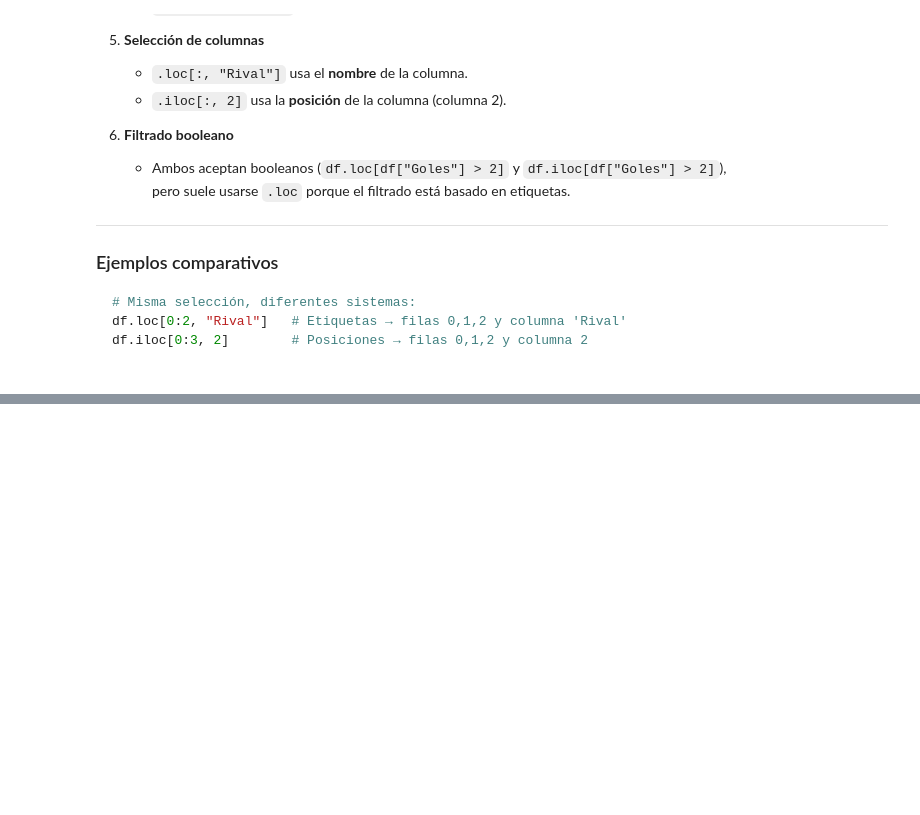
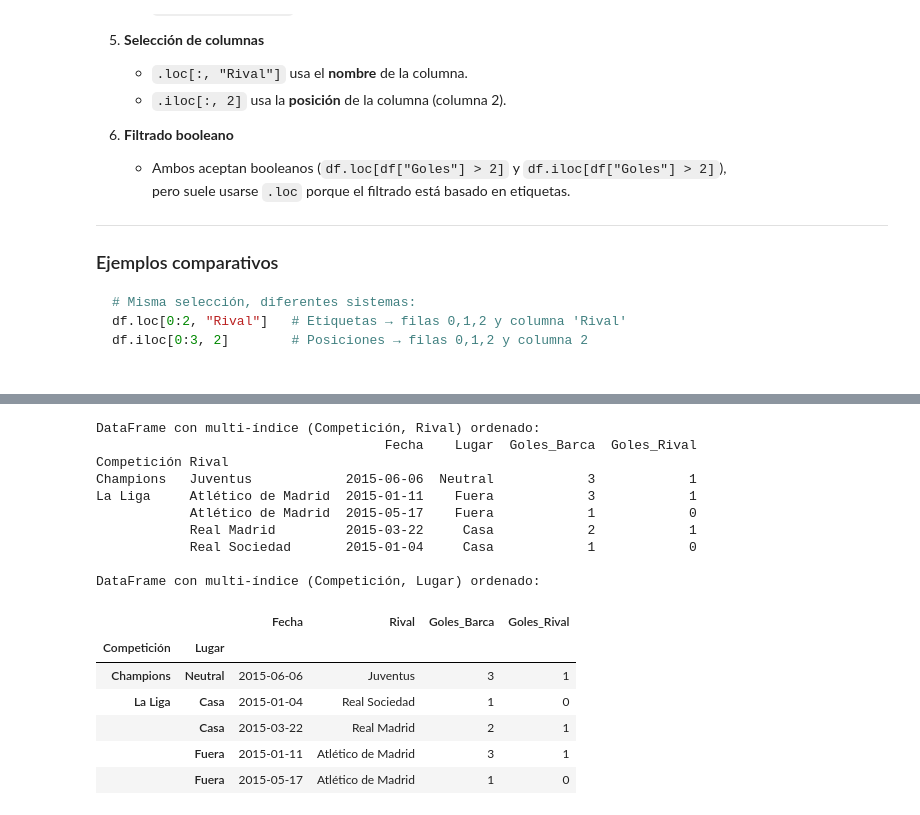
Before and after one commit to iriveraf01/Python-2526, a Jupyter notebook: AD/Apuntes/apuntes_pandas_dataframe.ipynb, the cells around one changed output, grey strips where cells are left out. Drawn from its saved outputs; the diff is of its cells as text; code cells hidden in the pictures; blank space fills up the shorter version.

Commit message:
Apuntes Pandas-Dataframe

```diff
--- a/AD/Apuntes/apuntes_pandas_dataframe.ipynb
+++ b/AD/Apuntes/apuntes_pandas_dataframe.ipynb
@@ -238,0 +410,32 @@ Selección de múltiples columnas 'Rival' y 'Goles_Barca':
+# %%
+# # Multi index
+# DataFrame.set_index() nos permitía indicar una columna para que fuese la etiqueta de las filas, “setear
+# un índice”.
+# Pero es posible indicar más de una columna, obteniendo índices de varios niveles. Si seleccionamos una
+# columna que no es única en sus valores debemos tenerlo en cuenta, ya que tendremos un índice no
+# único como filas. Lo normal es ordenar el DataFrame por el índice.
+df_multi_index = df.set_index(["Competición", "Rival"])
+df_multi_index = df_multi_index.sort_index()
+print("\nDataFrame con multi-índice (Competición, Rival) ordenado:")
+print(df_multi_index.head())
+df_multi = df.set_index(["Competición", "Lugar"]).sort_index()
+print("\nDataFrame con multi-índice (Competición, Lugar) ordenado:")
+df_multi.head()
+# %% [output]
+DataFrame con multi-índice (Competición, Rival) ordenado:
+                                     Fecha    Lugar  Goles_Barca  Goles_Rival
+Competición Rival
+Champions   Juventus            2015-06-06  Neutral            3            1
+La Liga     Atlético de Madrid  2015-01-11    Fuera            3            1
+            Atlético de Madrid  2015-05-17    Fuera            1            0
+            Real Madrid         2015-03-22     Casa            2            1
+            Real Sociedad       2015-01-04     Casa            1            0
+
+DataFrame con multi-índice (Competición, Lugar) ordenado:
+|  |  | Fecha | Rival | Goles_Barca | Goles_Rival |
+| Competición | Lugar |  |  |  |  |
+| Champions | Neutral | 2015-06-06 | Juventus | 3 | 1 |
+| La Liga | Casa | 2015-01-04 | Real Sociedad | 1 | 0 |
+|  | Casa | 2015-03-22 | Real Madrid | 2 | 1 |
+|  | Fuera | 2015-01-11 | Atlético de Madrid | 3 | 1 |
+|  | Fuera | 2015-05-17 | Atlético de Madrid | 1 | 0 |
```
Also changed, not shown: parts of 6 cells of this notebook.
